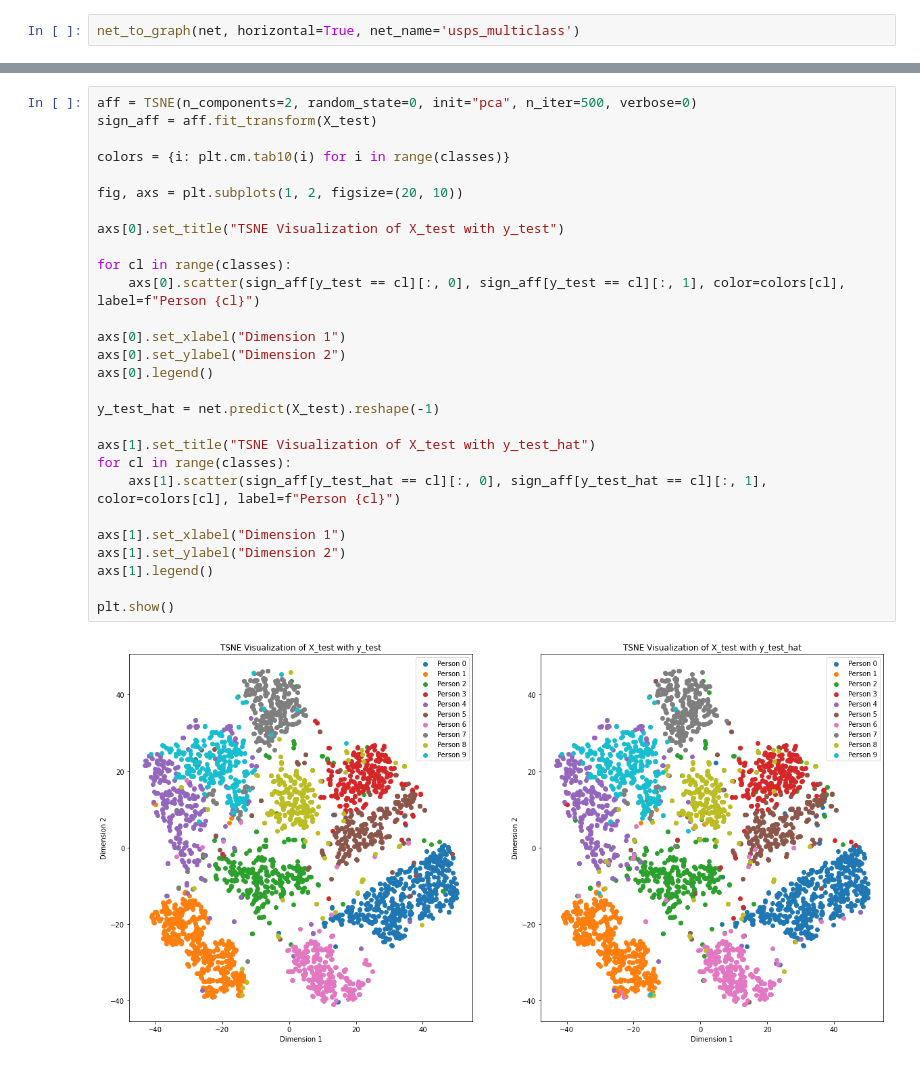
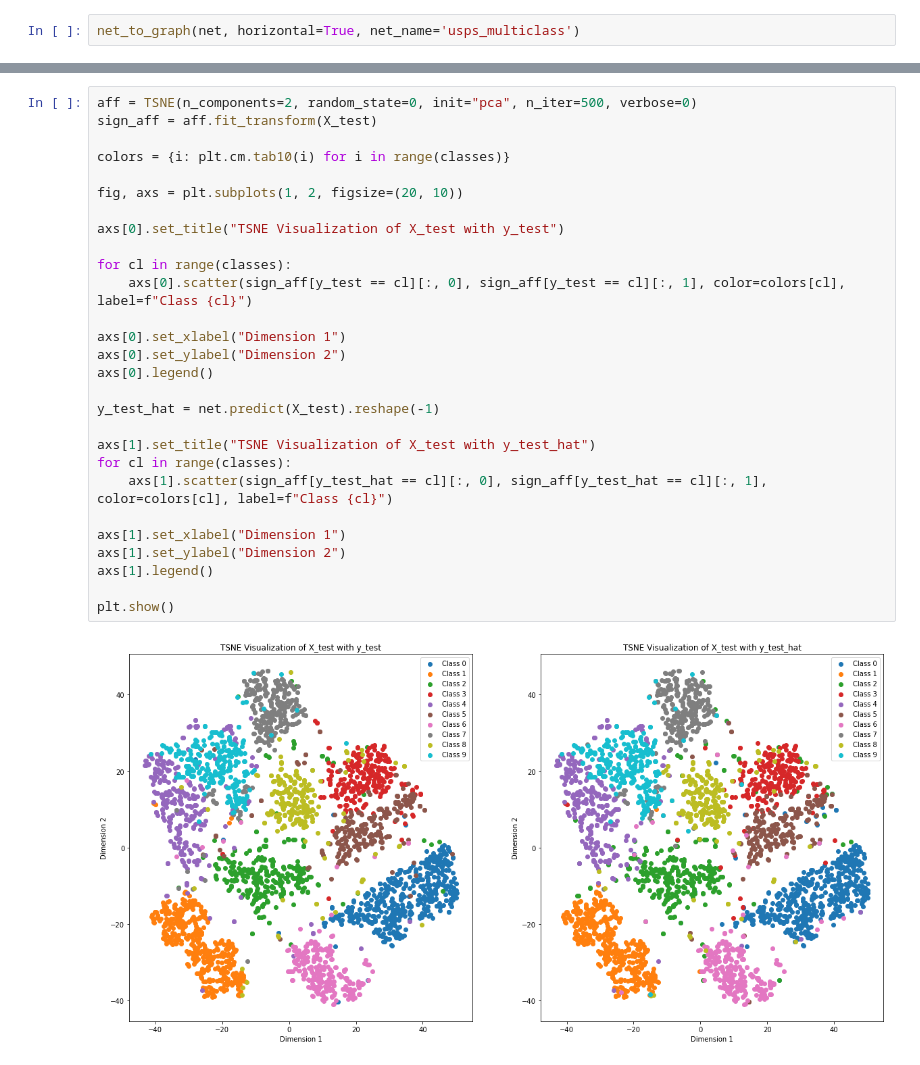
Before and after one commit to Amayas29/neural-networks, a Jupyter notebook: experimentations/multiclass.ipynb, the cells around one changed output, grey strips where cells are left out. Cells and saved outputs as stored; diff of their text form.

```diff
--- a/experimentations/multiclass.ipynb
+++ b/experimentations/multiclass.ipynb
@@ -109,30 +109,30 @@ accuracy &       0.92 &        &          &     3069 \\
 # %%
 aff = TSNE(n_components=2, random_state=0, init="pca", n_iter=500, verbose=0)
 sign_aff = aff.fit_transform(X_test)
 
 colors = {i: plt.cm.tab10(i) for i in range(classes)}
 
 fig, axs = plt.subplots(1, 2, figsize=(20, 10))
 
 axs[0].set_title("TSNE Visualization of X_test with y_test")
 
 for cl in range(classes):
-    axs[0].scatter(sign_aff[y_test == cl][:, 0], sign_aff[y_test == cl][:, 1], color=colors[cl], label=f"Person {cl}")
+    axs[0].scatter(sign_aff[y_test == cl][:, 0], sign_aff[y_test == cl][:, 1], color=colors[cl], label=f"Class {cl}")
 
 axs[0].set_xlabel("Dimension 1")
 axs[0].set_ylabel("Dimension 2")
 axs[0].legend()
 
 y_test_hat = net.predict(X_test).reshape(-1)
 
 axs[1].set_title("TSNE Visualization of X_test with y_test_hat")
 for cl in range(classes):
-    axs[1].scatter(sign_aff[y_test_hat == cl][:, 0], sign_aff[y_test_hat == cl][:, 1], color=colors[cl], label=f"Person {cl}")
+    axs[1].scatter(sign_aff[y_test_hat == cl][:, 0], sign_aff[y_test_hat == cl][:, 1], color=colors[cl], label=f"Class {cl}")
 
 axs[1].set_xlabel("Dimension 1")
 axs[1].set_ylabel("Dimension 2")
 axs[1].legend()
 
 plt.show()
 # %% [output]
-[figure, old version]
+[figure, new version]
```
Also changed, not shown: parts of 4 cells of this notebook, 5 other files.
